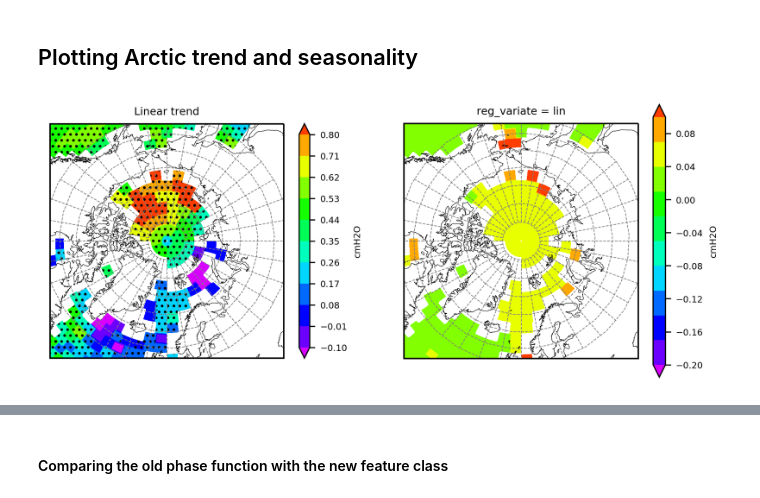
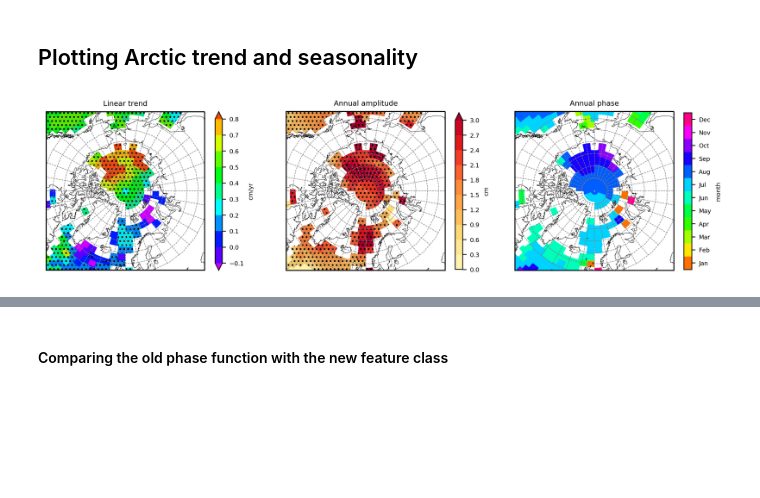
Before and after one commit to chiaweh2/arctic_ocean, a Jupyter notebook: arctic_ocean.ipynb, the cells around one changed output, grey strips where cells are left out. Saved outputs shown, nothing was run; the diff lists cells and outputs as text; code cells hidden in the pictures; blank space fills up the shorter version.

```diff
--- a/arctic_ocean.ipynb
+++ b/arctic_ocean.ipynb
@@ -253,13 +253,13 @@ dict2=annsig.amp_phase(ds_beta['beta'].sel(reg_variate='anncos').values,
 
 # ds_ann=xr.Dataset()
 ds_beta['annamp']=xr.DataArray(dict2['amp'], coords=[ds['z'].lat,ds['z'].lon],
-                             dims=['lat','lon']).T
+                             dims=['lat','lon'])
 ds_beta['annphase']=xr.DataArray(dict2['phase'], coords=[ds['z'].lat,ds['z'].lon],
-                             dims=['lat','lon']).T
+                             dims=['lat','lon'])
 ds_beta['annamperr']=xr.DataArray(dict2['amperr'], coords=[ds['z'].lat,ds['z'].lon],
-                             dims=['lat','lon']).T
+                             dims=['lat','lon'])
 ds_beta['annphaseerr']=xr.DataArray(dict2['phaseerr'],coords=[ds['z'].lat,ds['z'].lon],
-                             dims=['lat','lon']).T
+                             dims=['lat','lon'])
 
 # xr.concat([ds_beta, ds_ann], dim='reg_variate')
 
@@ -271,8 +271,8 @@ ci95_st=ci.t_dist(95,reg.dof,ntail=2)
 signif=ds_beta['beta'].sel(reg_variate='lin')-ds_beta['se'].sel(reg_variate='lin')*ci95_st
 signif_drop=signif.where(signif>0,drop=True)
 
-signif_annamp=ds_beta['annamp']-ds_beta['annamperr'].sel(reg_variate='lin')*ci95_st
-signif_annamp_drop=signif.where(signif>0,drop=True)
+signif_annamp=ds_beta['annamp']-ds_beta['annamperr']*ci95_st
+signif_annamp_drop=signif_annamp.where(signif_annamp>0,drop=True)
 # %%
 # set the figure and data projection
 data_proj=ccrs.PlateCarree()
@@ -295,47 +295,71 @@ vmm=vmm*mm2inch
 fig=plt.figure(figsize=(hmm,vmm),dpi=300,facecolor='w',edgecolor='w')
 ax1=fig.add_axes([0.25,0.07,1.05,0.86],projection=fig_proj)
 ax2=fig.add_axes([1.5,0,1,1],projection=fig_proj)
-ax3=fig.add_axes([1.5*2,0,1,1],projection=fig_proj)
+ax3=fig.add_axes([1.5*2-0.35,0,1,1],projection=fig_proj)
 
 # plot the data in each axes
-levels=np.linspace(-0.1,0.8,11)
+levels=np.linspace(-0.1,0.8,10)
 plot1=ds_beta['beta'].sel(reg_variate='lin').plot.contourf(ax=ax1, transform=data_proj,
         levels=levels, extend='both',cmap='gist_rainbow_r',
-        cbar_kwargs={'ticks': levels,'label':'cmH2O/yr'})
+        cbar_kwargs={'ticks': levels,'label':'cm/yr'})
 ax1.set_title('Linear trend')
 ax1.set_extent([-180,180,57,90], crs=data_proj)
 ax1.coastlines(resolution='50m',linewidth=0.3)
-signif_drop.plot.contourf(ax=ax1, transform=data_proj, hatches=['...'], alpha=0.01,
+signif_drop.plot.contourf(ax=ax1, transform=data_proj, hatches=['...'], alpha=0.1,
                      add_colorbar=False, add_labels=False)
 
-levels=np.linspace(-10,10,11)
+levels=np.linspace(0,3,11)
 plot2=ds_beta['annamp'].plot.contourf(ax=ax2, transform=data_proj
-        , levels=levels, extend='both',cmap='gist_rainbow_r'
-        , cbar_kwargs={'ticks': levels,'label':'cmH2O'})
-# ax2.set_title()
+        , levels=levels, extend='max',cmap='YlOrRd'
+        , cbar_kwargs={'ticks': levels,'label':'cm','shrink': 0.85})
+ax2.set_title('Annual amplitude')
 ax2.set_extent([-180,180,57,90], crs=data_proj)
 ax2.coastlines(resolution='50m',linewidth=0.3)
+signif_annamp_drop.plot.contourf(ax=ax2, transform=data_proj, hatches=['...'], alpha=0.1,
+                     add_colorbar=False, add_labels=False)
+
+
+levels=np.linspace(0,12,13)
+phase=ds_beta['annphase']*12.
+plot3=phase.plot.contourf(ax=ax3, transform=data_proj
+        , levels=levels, extend='neither',cmap='hsv',add_colorbar=False, add_labels=False)
+
+cbar=plt.colorbar(plot3, shrink=0.85)
+cbar.set_ticks(np.linspace(0,11,12)+0.5)
+cbar.set_ticklabels(['Jan','Feb','Mar','Apr','May','Jun','Jul','Aug','Sep','Oct','Nov','Dec'])
+cbar.set_label('month')
+
+#         , cbar_kwargs={'ticks': np.linspace(0,11,12)+0.5
+#                        #,'ticklabels':np.linspace(1,12,12)
+#                        ,'label':'phase','shrink': 0.85})
+ax3.set_title('Annual phase')
+ax3.set_extent([-180,180,57,90], crs=data_proj)
+ax3.coastlines(resolution='50m',linewidth=0.3)
+
 
 ####################  Grid on  ######################
 # *must* call draw in order to get the axis boundary used to add ticks:
 fig.canvas.draw()
 xtick=np.linspace(0,360,37)-180.  # need to be -180~180
 ytick=np.linspace(55,85,7)
 
 # Label the end-points of the gridlines using the custom tick makers:
 ax1.gridlines(xlocs=xtick, ylocs=ytick,color='gray', linestyle='--', linewidth=0.5)
 ax1.xaxis.set_major_formatter(LONGITUDE_FORMATTER)
 ax1.yaxis.set_major_formatter(LATITUDE_FORMATTER)
 # lambert_xticks(ax1, xtick)
 # lambert_yticks(ax1, ytick)
 ax2.gridlines(xlocs=xtick, ylocs=ytick,color='gray', linestyle='--', linewidth=0.5)
 ax2.xaxis.set_major_formatter(LONGITUDE_FORMATTER)
 ax2.yaxis.set_major_formatter(LATITUDE_FORMATTER)
+ax3.gridlines(xlocs=xtick, ylocs=ytick,color='gray', linestyle='--', linewidth=0.5)
+ax3.xaxis.set_major_formatter(LONGITUDE_FORMATTER)
+ax3.yaxis.set_major_formatter(LATITUDE_FORMATTER)
 
 # export the figure
-plt.savefig('./figures/arctic_jpl_mascon_trend.pdf', dpi=300, facecolor='w', edgecolor='w',
+plt.savefig('./figures/arctic_jpl_mascon_reg.pdf', dpi=500, facecolor='w', edgecolor='w',
         orientation='landscape', papertype=None, format=None,
         transparent=False, bbox_inches="tight", pad_inches=None,
         frameon=None)
 # %% [output]
-[figure, old version]
+[figure, new version]
```
Also changed, not shown: parts of 1 cell of this notebook.
